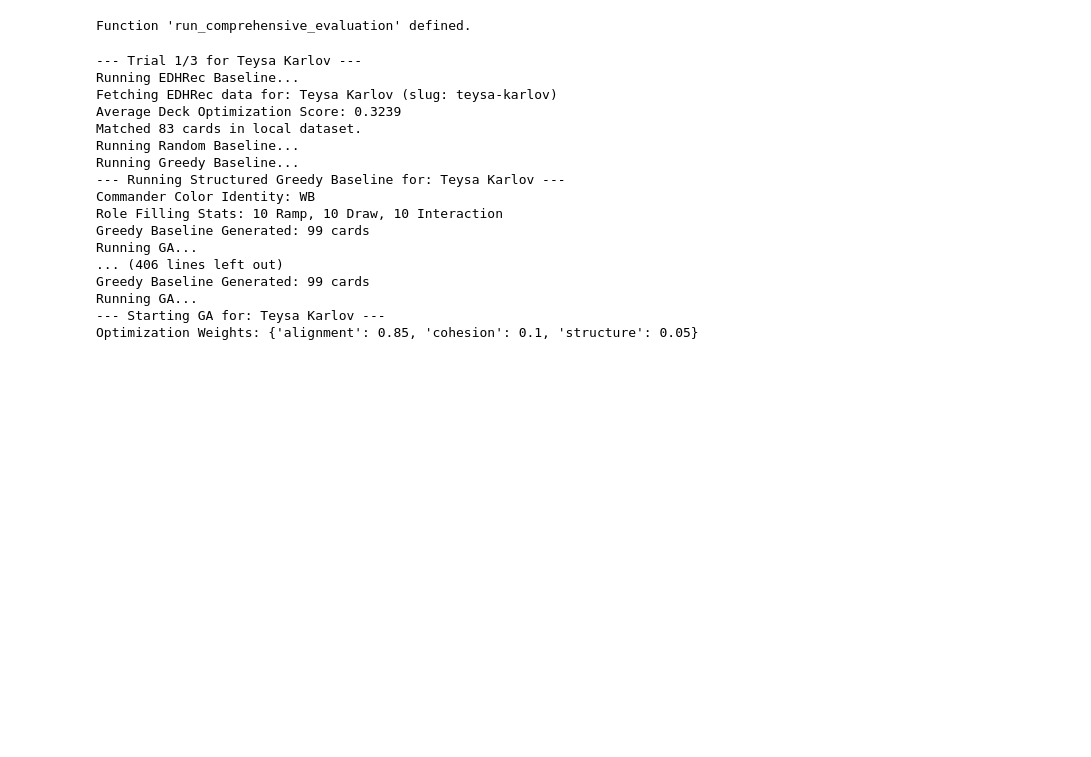
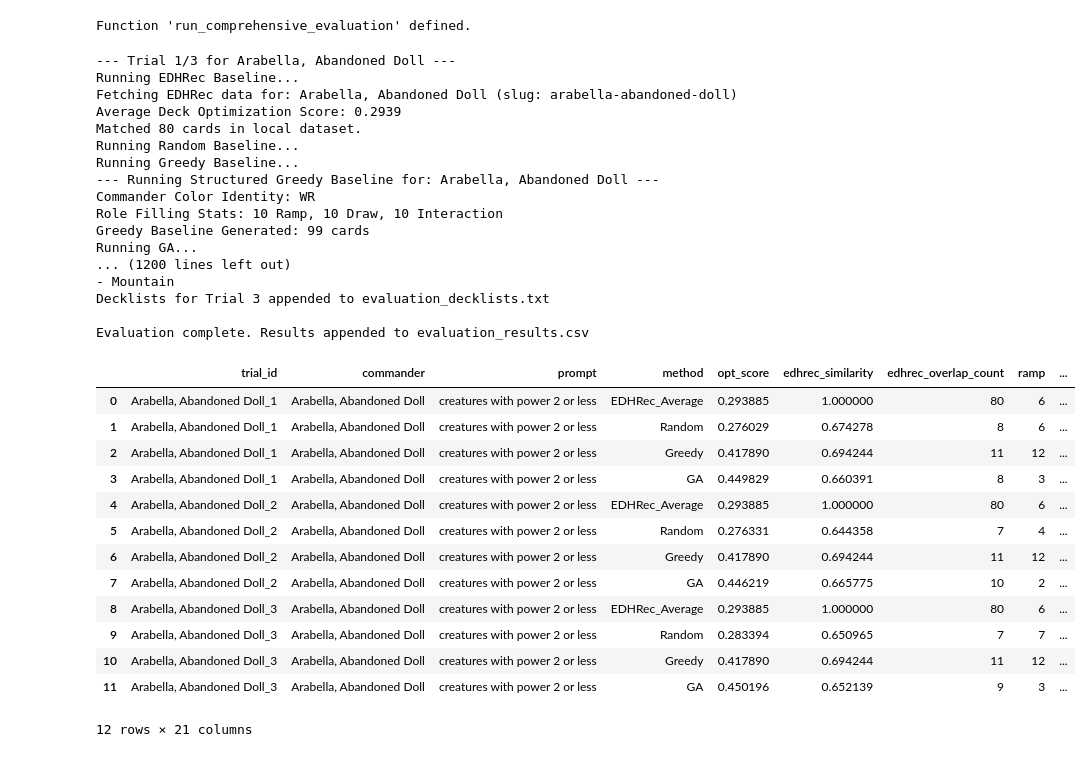
Before and after one commit to Lenfried/edh-autobuilder, a Jupyter notebook: edhAutobuilder.ipynb, the cells around one changed output. Drawn from its saved outputs; the diff is of its cells as text; code cells hidden in the pictures; blank space fills up the shorter version.

```diff
--- a/edhAutobuilder.ipynb
+++ b/edhAutobuilder.ipynb
@@ -3823,23 +3870,37 @@ def run_comprehensive_evaluation(commander_name, prompt, df, embeddings, model,
 print("Function 'run_comprehensive_evaluation' defined.")
 # %% [output]
 Function 'run_comprehensive_evaluation' defined.
-# %%
-run_comprehensive_evaluation('Teysa Karlov', 'sacrifice, whenever a creature dies, opponent loses life', df, embeddings, model, 3)
-# %% [output]
---- Trial 1/3 for Teysa Karlov ---
-Running EDHRec Baseline...
-Fetching EDHRec data for: Teysa Karlov (slug: teysa-karlov)
-Average Deck Optimization Score: 0.3239
-Matched 83 cards in local dataset.
-Running Random Baseline...
-Running Greedy Baseline...
---- Running Structured Greedy Baseline for: Teysa Karlov ---
-Commander Color Identity: WB
-Role Filling Stats: 10 Ramp, 10 Draw, 10 Interaction
-Greedy Baseline Generated: 99 cards
-Running GA...
-... (406 lines left out)
-Greedy Baseline Generated: 99 cards
-Running GA...
---- Starting GA for: Teysa Karlov ---
-Optimization Weights: {'alignment': 0.85, 'cohesion': 0.1, 'structure': 0.05}
+# %%
+run_comprehensive_evaluation('Arabella, Abandoned Doll', 'creatures with power 2 or less', df, embeddings, model, 3)
+# %% [output]
+--- Trial 1/3 for Arabella, Abandoned Doll ---
+Running EDHRec Baseline...
+Fetching EDHRec data for: Arabella, Abandoned Doll (slug: arabella-abandoned-doll)
+Average Deck Optimization Score: 0.2939
+Matched 80 cards in local dataset.
+Running Random Baseline...
+Running Greedy Baseline...
+--- Running Structured Greedy Baseline for: Arabella, Abandoned Doll ---
+Commander Color Identity: WR
+Role Filling Stats: 10 Ramp, 10 Draw, 10 Interaction
+Greedy Baseline Generated: 99 cards
+Running GA...
+... (1200 lines left out)
+- Mountain
+Decklists for Trial 3 appended to evaluation_decklists.txt
+
+Evaluation complete. Results appended to evaluation_results.csv
+|  | trial_id | commander | prompt | method | opt_score | edhrec_similarity | edhrec_overlap_count | ramp | ... |
+| 0 | Arabella, Abandoned Doll_1 | Arabella, Abandoned Doll | creatures with power 2 or less | EDHRec_Average | 0.293885 | 1.000000 | 80 | 6 | ... |
+| 1 | Arabella, Abandoned Doll_1 | Arabella, Abandoned Doll | creatures with power 2 or less | Random | 0.276029 | 0.674278 | 8 | 6 | ... |
+| 2 | Arabella, Abandoned Doll_1 | Arabella, Abandoned Doll | creatures with power 2 or less | Greedy | 0.417890 | 0.694244 | 11 | 12 | ... |
+| 3 | Arabella, Abandoned Doll_1 | Arabella, Abandoned Doll | creatures with power 2 or less | GA | 0.449829 | 0.660391 | 8 | 3 | ... |
+| 4 | Arabella, Abandoned Doll_2 | Arabella, Abandoned Doll | creatures with power 2 or less | EDHRec_Average | 0.293885 | 1.000000 | 80 | 6 | ... |
+| 5 | Arabella, Abandoned Doll_2 | Arabella, Abandoned Doll | creatures with power 2 or less | Random | 0.276331 | 0.644358 | 7 | 4 | ... |
+| 6 | Arabella, Abandoned Doll_2 | Arabella, Abandoned Doll | creatures with power 2 or less | Greedy | 0.417890 | 0.694244 | 11 | 12 | ... |
+| 7 | Arabella, Abandoned Doll_2 | Arabella, Abandoned Doll | creatures with power 2 or less | GA | 0.446219 | 0.665775 | 10 | 2 | ... |
+| 8 | Arabella, Abandoned Doll_3 | Arabella, Abandoned Doll | creatures with power 2 or less | EDHRec_Average | 0.293885 | 1.000000 | 80 | 6 | ... |
+| 9 | Arabella, Abandoned Doll_3 | Arabella, Abandoned Doll | creatures with power 2 or less | Random | 0.283394 | 0.650965 | 7 | 7 | ... |
+| 10 | Arabella, Abandoned Doll_3 | Arabella, Abandoned Doll | creatures with power 2 or less | Greedy | 0.417890 | 0.694244 | 11 | 12 | ... |
+| 11 | Arabella, Abandoned Doll_3 | Arabella, Abandoned Doll | creatures with power 2 or less | GA | 0.450196 | 0.652139 | 9 | 3 | ... |
+12 rows × 21 columns
```
Also changed, not shown: parts of 12 cells of this notebook.
